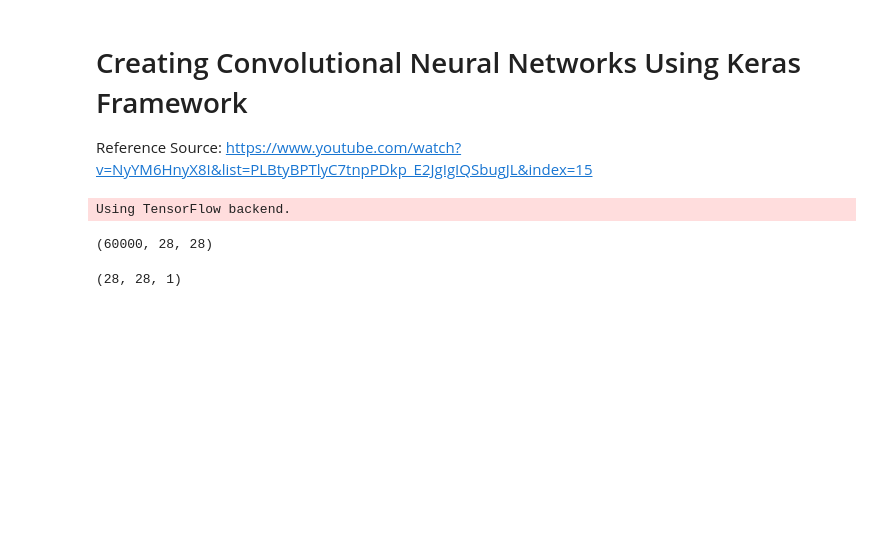
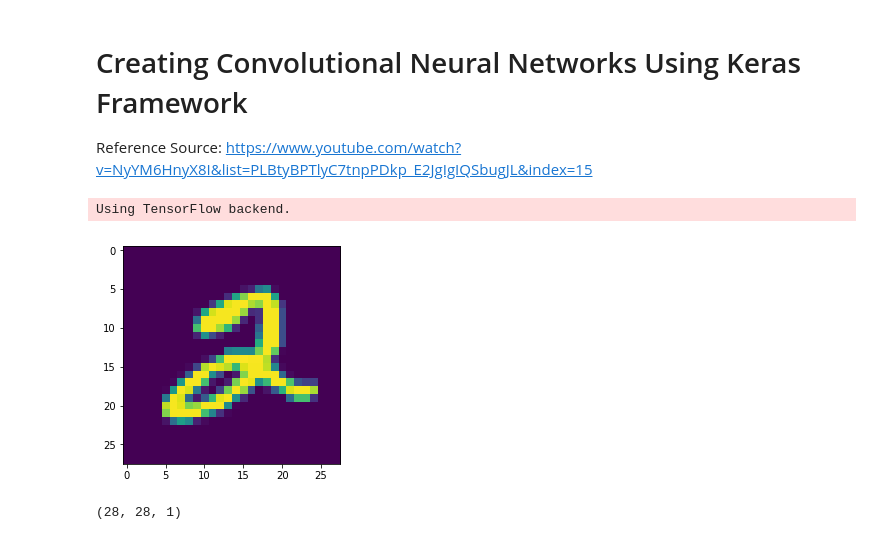
Before and after one commit to darshdee/Deep-Learning, a Jupyter notebook: My Projects/CNNs Using Keras.ipynb, the cells around one changed output. Cells and saved outputs as stored; diff of their text form; code cells hidden in the pictures; blank space fills up the shorter version.

```diff
--- a/My Projects/CNNs Using Keras.ipynb
+++ b/My Projects/CNNs Using Keras.ipynb
@@ -12,10 +13,16 @@ from keras.optimizers import RMSprop
 (mnist_train_images, mnist_train_labels), (mnist_test_images, mnist_test_labels) = mnist.load_data()
 # %% [output]
 Using TensorFlow backend.
-# %%
-mnist_train_images.shape
-# %% [output]
-(60000, 28, 28)
+# %%
+import matplotlib.pyplot as plt
+
+a = mnist_train_images[5]
+
+
+plt.imshow(a)
+plt.show()
+# %% [output]
+[figure, added]
 # %%
 from keras import backend as K
 
```
Also changed, not shown: parts of 1 cell of this notebook, 2 other files.
